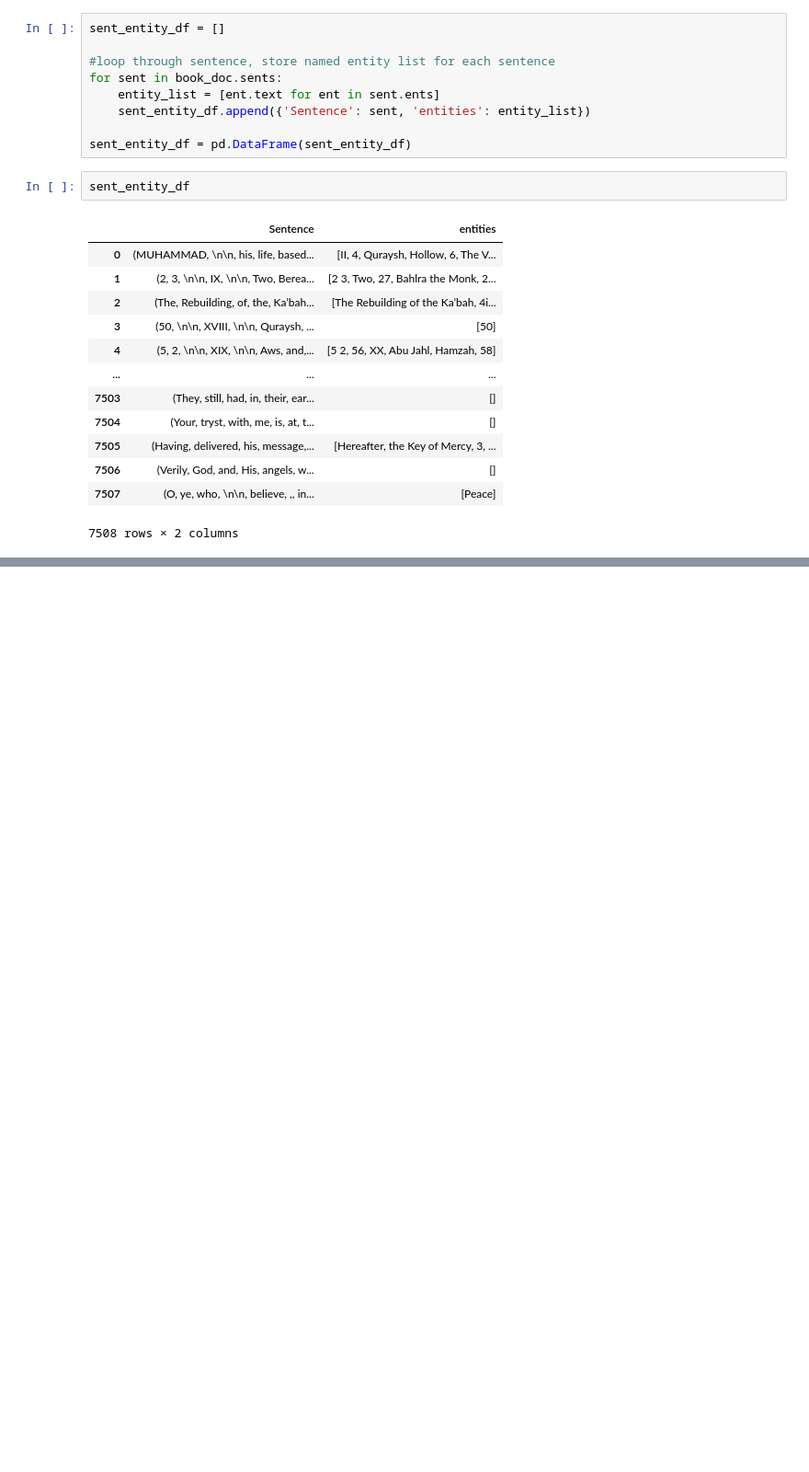
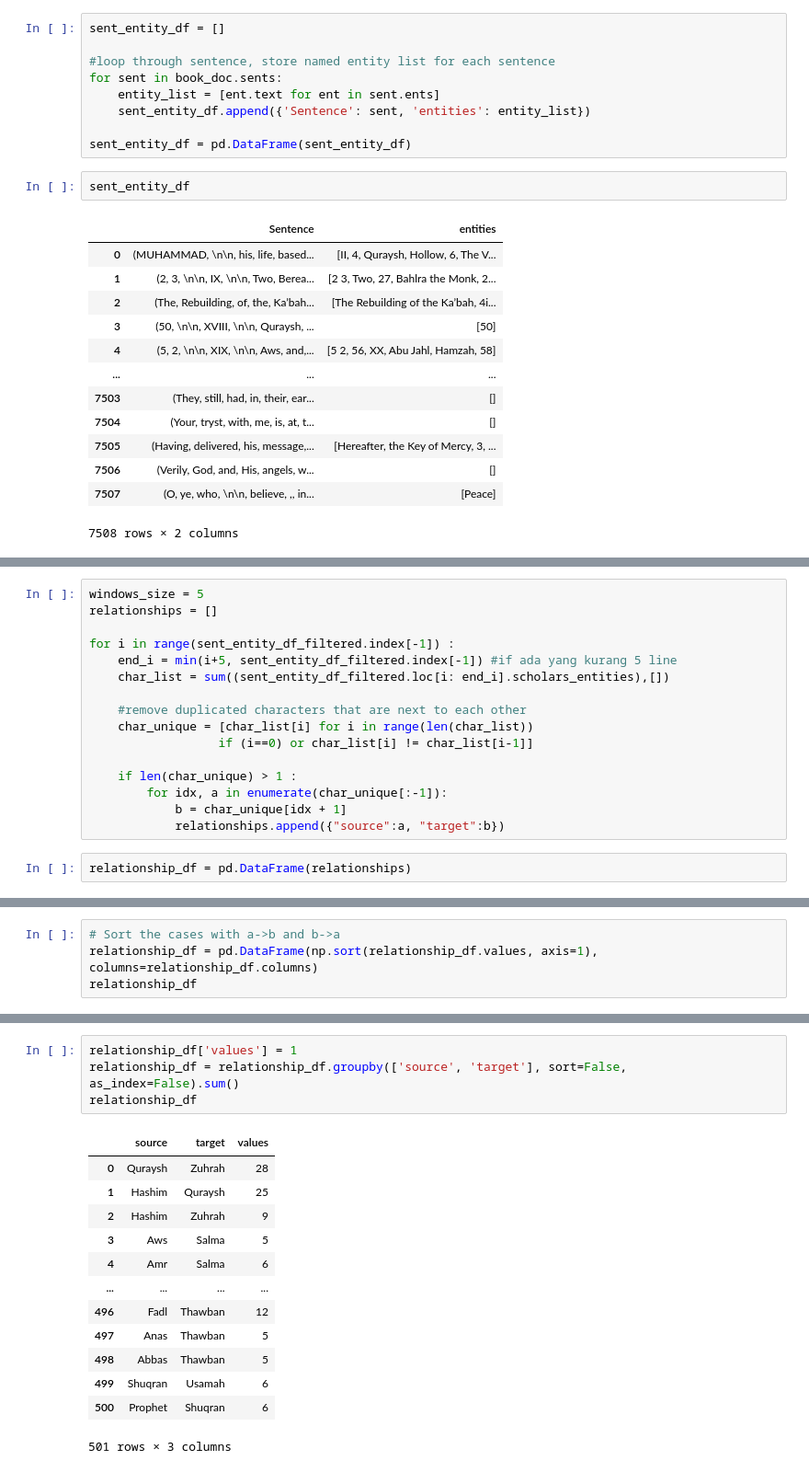
Before and after one commit to izzhamburhan/ProphetCommunities, a Jupyter notebook: extracting_relationships.ipynb, the cells around one changed output, grey strips where cells are left out. Shown: that part at 92% size. Saved outputs shown, nothing was run; the diff lists cells and outputs as text; blank space fills up the shorter version.

```diff
--- a/extracting_relationships.ipynb
+++ b/extracting_relationships.ipynb
@@ -87,0 +163,18 @@ sent_entity_df
+# %%
+windows_size = 5
+relationships = []
+
+for i in range(sent_entity_df_filtered.index[-1]) :
+    end_i = min(i+5, sent_entity_df_filtered.index[-1]) #if ada yang kurang 5 line
+    char_list = sum((sent_entity_df_filtered.loc[i: end_i].scholars_entities),[])
+
+    #remove duplicated characters that are next to each other
+    char_unique = [char_list[i] for i in range(len(char_list))
+                  if (i==0) or char_list[i] != char_list[i-1]]
+
+    if len(char_unique) > 1 :
+        for idx, a in enumerate(char_unique[:-1]):
+            b = char_unique[idx + 1]
+            relationships.append({"source":a, "target":b})
+# %%
+relationship_df = pd.DataFrame(relationships)
@@ -87,0 +197,4 @@ sent_entity_df
+# %%
+# Sort the cases with a->b and b->a
+relationship_df = pd.DataFrame(np.sort(relationship_df.values, axis=1), columns=relationship_df.columns)
+relationship_df
@@ -87,0 +215,18 @@ sent_entity_df
+# %%
+relationship_df['values'] = 1
+relationship_df = relationship_df.groupby(['source', 'target'], sort=False, as_index=False).sum()
+relationship_df
+# %% [output]
+|  | source | target | values |
+| 0 | Quraysh | Zuhrah | 28 |
+| 1 | Hashim | Quraysh | 25 |
+| 2 | Hashim | Zuhrah | 9 |
+| 3 | Aws | Salma | 5 |
+| 4 | Amr | Salma | 6 |
+| ... | ... | ... | ... |
+| 496 | Fadl | Thawban | 12 |
+| 497 | Anas | Thawban | 5 |
+| 498 | Abbas | Thawban | 5 |
+| 499 | Shuqran | Usamah | 6 |
+| 500 | Prophet | Shuqran | 6 |
+501 rows × 3 columns
```
Also changed, not shown: parts of 9 cells of this notebook.
